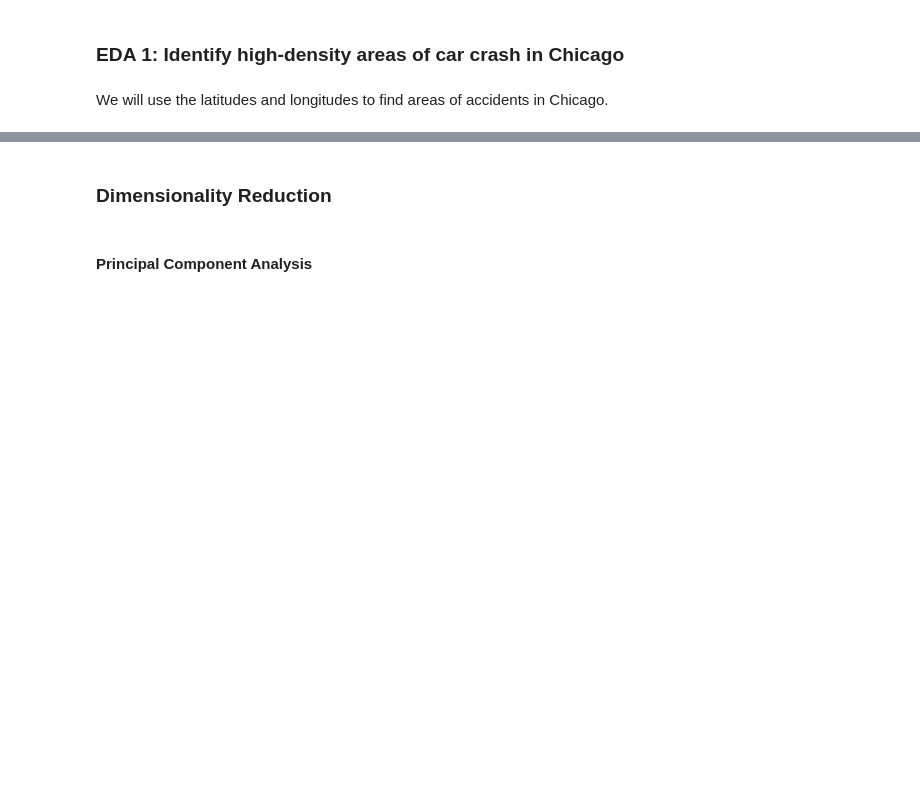
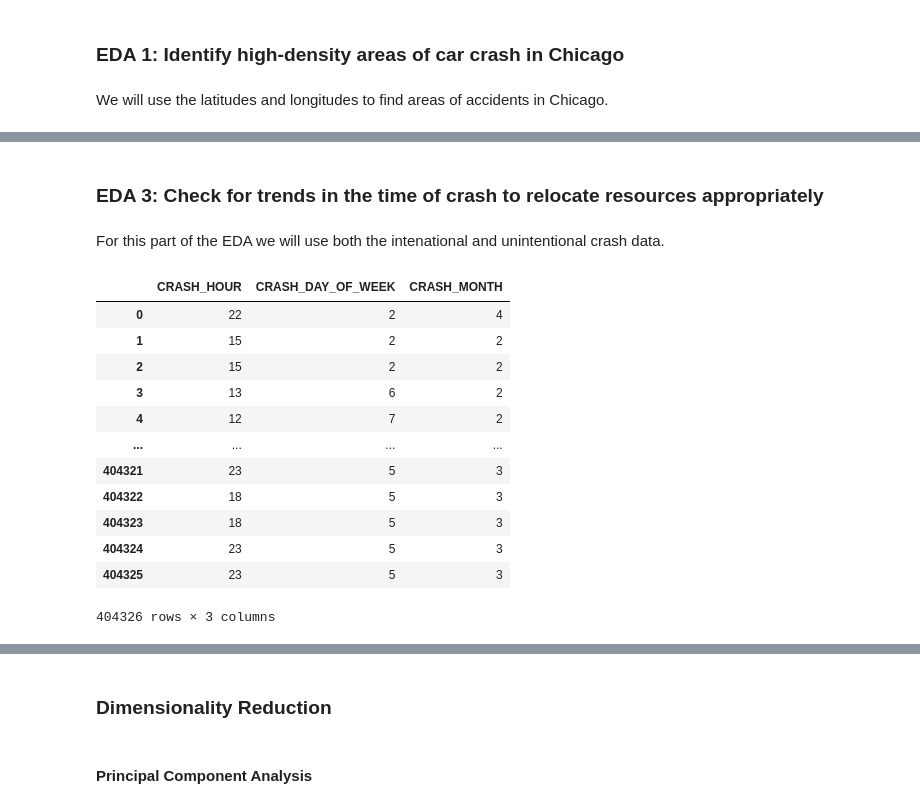
Before and after one commit to dicchyantgurung/Classification-of-car-crashes-in-Chicago-using-XGBoost, a Jupyter notebook: student.ipynb, the cells around one changed output, grey strips where cells are left out. Drawn from its saved outputs; the diff is of its cells as text; code cells hidden in the pictures; blank space fills up the shorter version.

```diff
--- a/student.ipynb
+++ b/student.ipynb
@@ -1221,0 +1278,4 @@ geo_df = gpd.GeoDataFrame(location
+# %% [markdown]
+### EDA 3: Check for trends in the time of crash to relocate resources appropriately
+# %% [markdown]
+For this part of the EDA we will use both the intenational and unintentional crash data.
@@ -1221,0 +1284,16 @@ geo_df = gpd.GeoDataFrame(location
+# %%
+time_of_crash
+# %% [output]
+|  | CRASH_HOUR | CRASH_DAY_OF_WEEK | CRASH_MONTH |
+| 0 | 22 | 2 | 4 |
+| 1 | 15 | 2 | 2 |
+| 2 | 15 | 2 | 2 |
+| 3 | 13 | 6 | 2 |
+| 4 | 12 | 7 | 2 |
+| ... | ... | ... | ... |
+| 404321 | 23 | 5 | 3 |
+| 404322 | 18 | 5 | 3 |
+| 404323 | 18 | 5 | 3 |
+| 404324 | 23 | 5 | 3 |
+| 404325 | 23 | 5 | 3 |
+404326 rows × 3 columns
```
Also changed, not shown: parts of 82 cells of this notebook, 2 other files.
